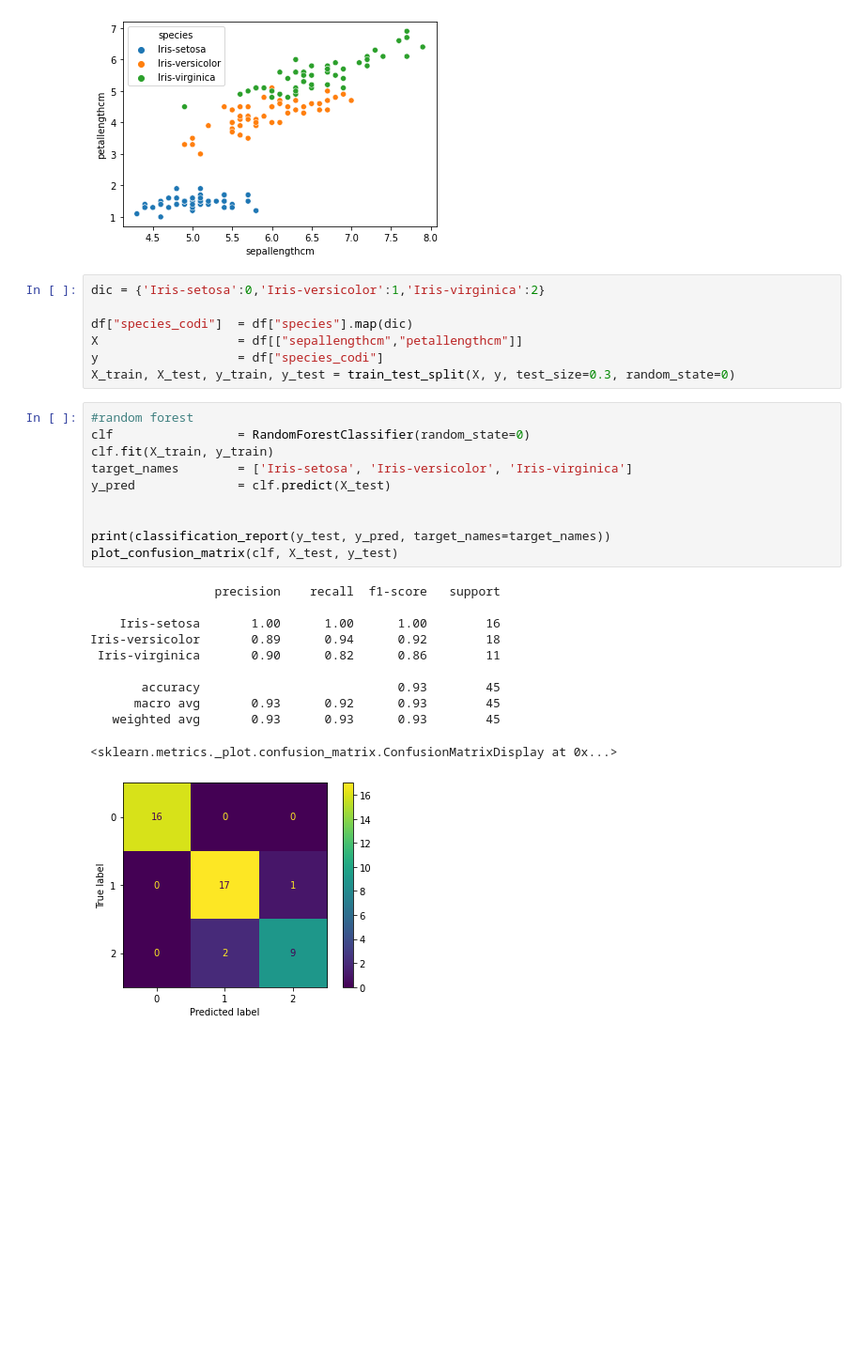
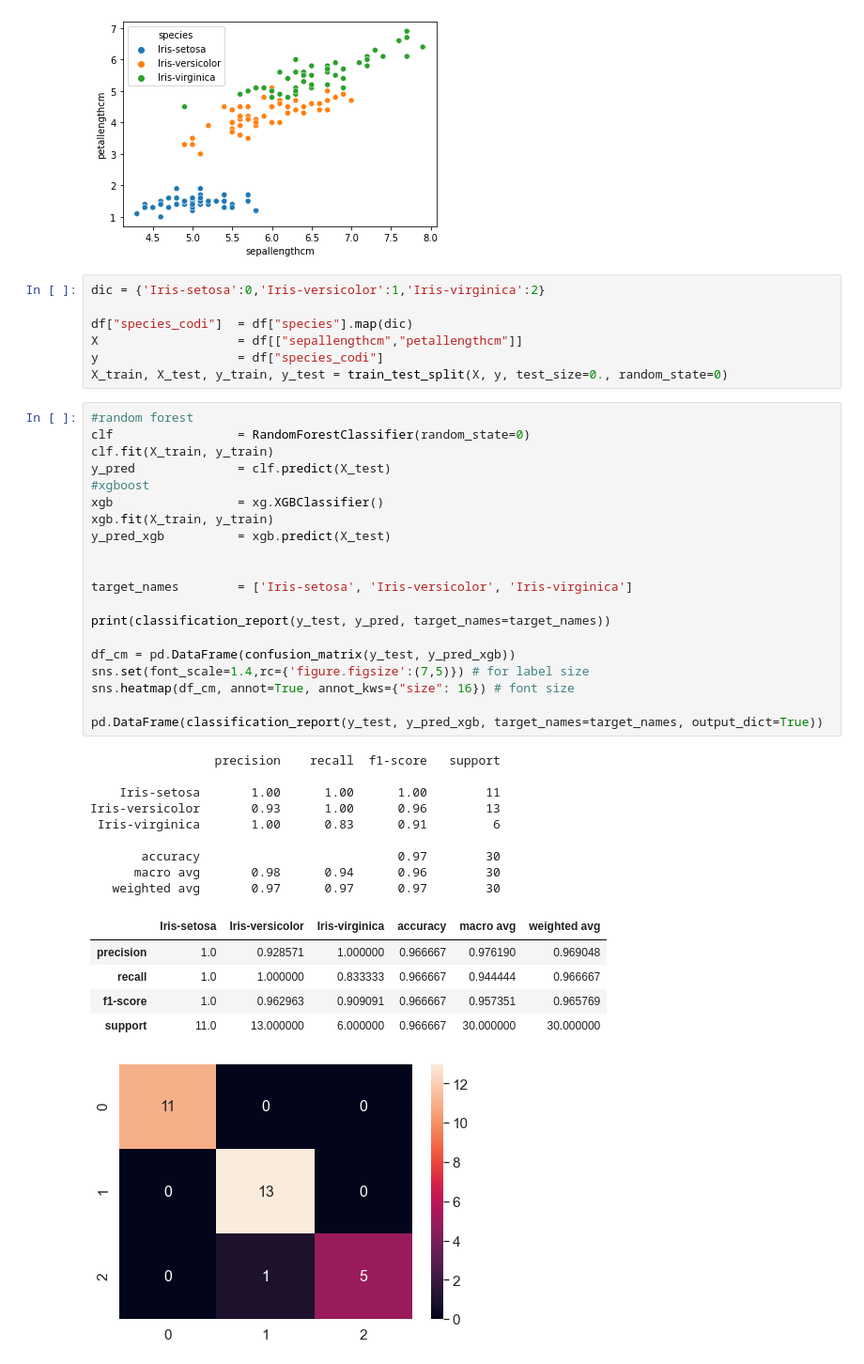
Before and after one commit to BraulioPi/proyecto_iris, a Jupyter notebook: codigo/modelo.ipynb, the cells around one changed output. Shown: that part at 94% size. Saved outputs shown, nothing was run; the diff lists cells and outputs as text; blank space fills up the shorter version.

```diff
--- a/codigo/modelo.ipynb
+++ b/codigo/modelo.ipynb
@@ -26,26 +27,40 @@ dic = {'Iris-setosa':0,'Iris-versicolor':1,'Iris-virginica':2}
 df["species_codi"]  = df["species"].map(dic)
 X                   = df[["sepallengthcm","petallengthcm"]]
 y                   = df["species_codi"]
-X_train, X_test, y_train, y_test = train_test_split(X, y, test_size=0.3, random_state=0)
+X_train, X_test, y_train, y_test = train_test_split(X, y, test_size=0., random_state=0)
 # %%
 #random forest
 clf                 = RandomForestClassifier(random_state=0)
 clf.fit(X_train, y_train)
-target_names        = ['Iris-setosa', 'Iris-versicolor', 'Iris-virginica']
 y_pred              = clf.predict(X_test)
+#xgboost
+xgb                 = xg.XGBClassifier()
+xgb.fit(X_train, y_train)
+y_pred_xgb          = xgb.predict(X_test)
 
 
+target_names        = ['Iris-setosa', 'Iris-versicolor', 'Iris-virginica']
+
 print(classification_report(y_test, y_pred, target_names=target_names))
-plot_confusion_matrix(clf, X_test, y_test)
+
+df_cm = pd.DataFrame(confusion_matrix(y_test, y_pred_xgb))
+sns.set(font_scale=1.4,rc={'figure.figsize':(7,5)}) # for label size
+sns.heatmap(df_cm, annot=True, annot_kws={"size": 16}) # font size
+
+pd.DataFrame(classification_report(y_test, y_pred_xgb, target_names=target_names, output_dict=True))
 # %% [output]
                  precision    recall  f1-score   support
 
-    Iris-setosa       1.00      1.00      1.00        16
-Iris-versicolor       0.89      0.94      0.92        18
- Iris-virginica       0.90      0.82      0.86        11
+    Iris-setosa       1.00      1.00      1.00        11
+Iris-versicolor       0.93      1.00      0.96        13
+ Iris-virginica       1.00      0.83      0.91         6
 
-       accuracy                           0.93        45
-      macro avg       0.93      0.92      0.93        45
-   weighted avg       0.93      0.93      0.93        45
+       accuracy                           0.97        30
+      macro avg       0.98      0.94      0.96        30
+   weighted avg       0.97      0.97      0.97        30
-<sklearn.metrics._plot.confusion_matrix.ConfusionMatrixDisplay at 0x...>
+|  | Iris-setosa | Iris-versicolor | Iris-virginica | accuracy | macro avg | weighted avg |
+| precision | 1.0 | 0.928571 | 1.000000 | 0.966667 | 0.976190 | 0.969048 |
+| recall | 1.0 | 1.000000 | 0.833333 | 0.966667 | 0.944444 | 0.966667 |
+| f1-score | 1.0 | 0.962963 | 0.909091 | 0.966667 | 0.957351 | 0.965769 |
+| support | 11.0 | 13.000000 | 6.000000 | 0.966667 | 30.000000 | 30.000000 |
-[figure, old version]
+[figure, new version]
```
Also changed, not shown: parts of 1 cell of this notebook, 1 other file.
